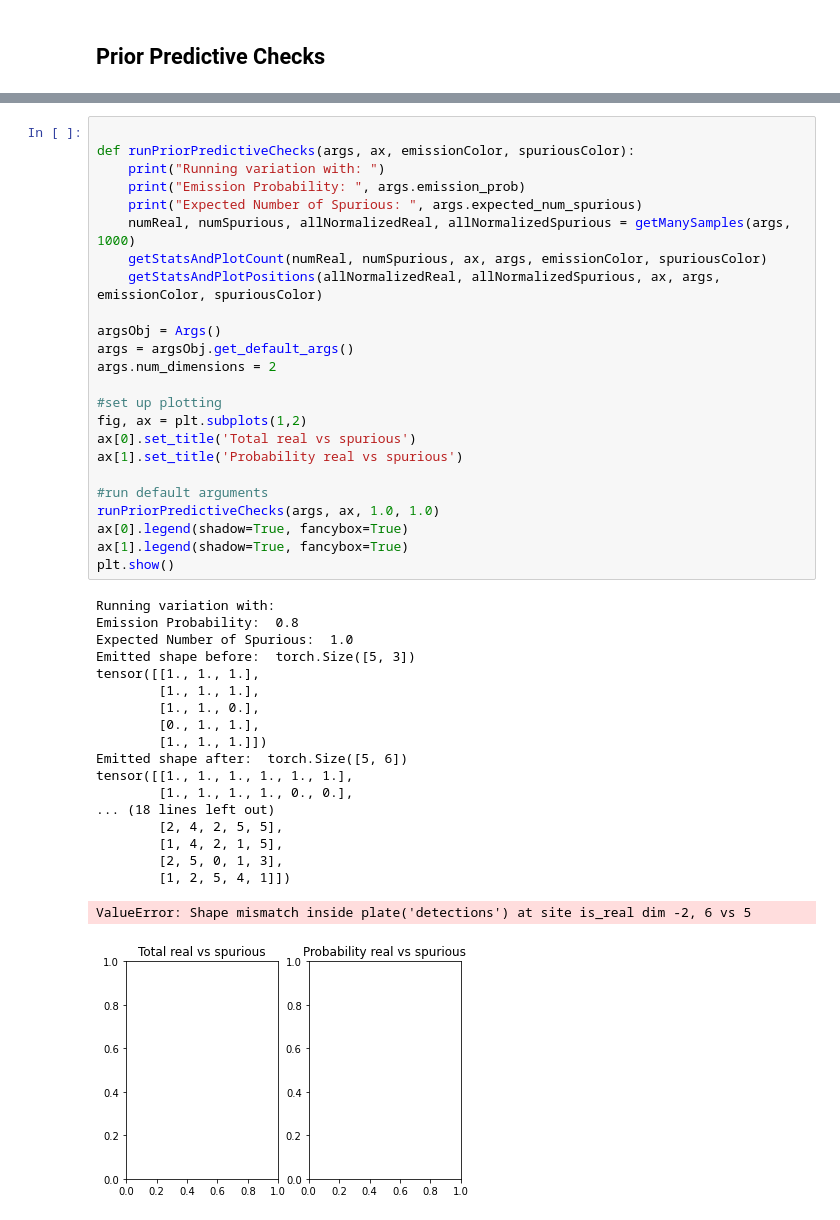
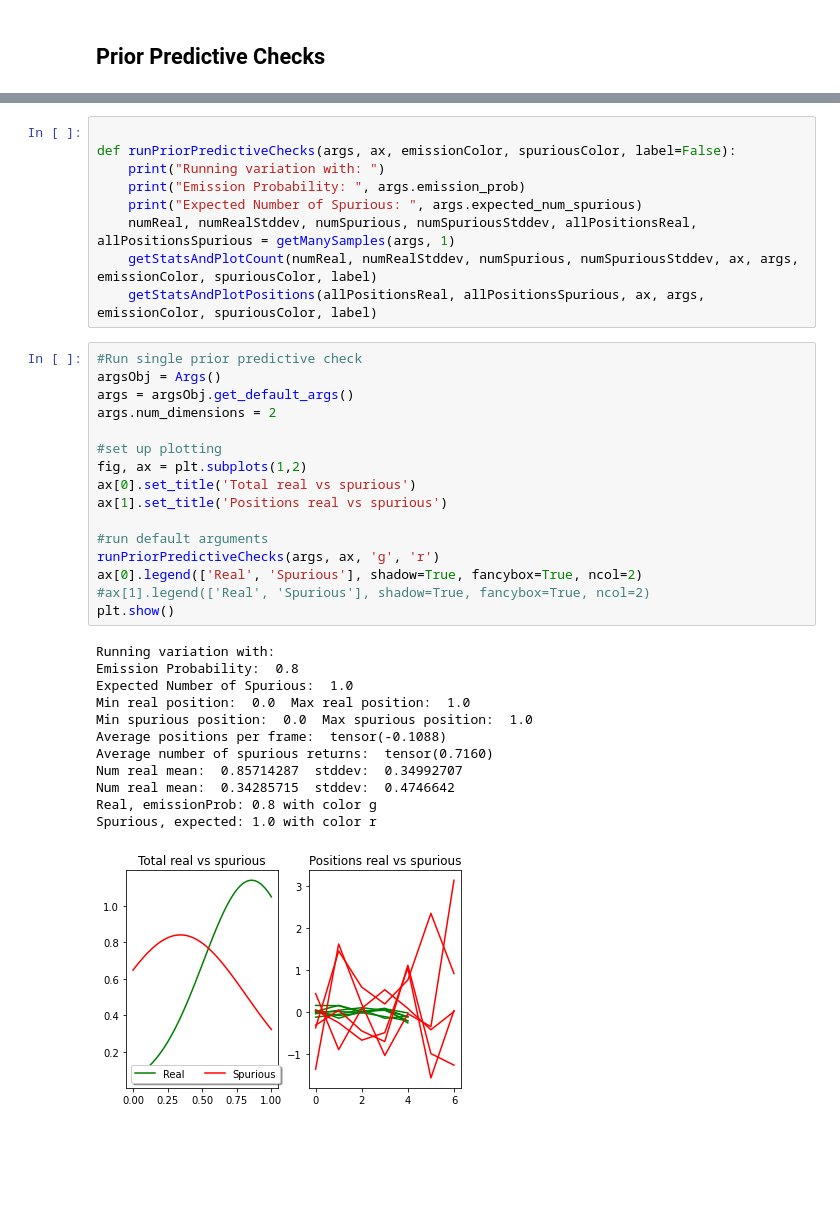
Before and after one commit to kstisser/ProbabilisticTracking, a Jupyter notebook: JupyterNotebooks/PriorChecks.ipynb, the cells around one changed output, grey strips where cells are left out. Cells and saved outputs as stored; diff of their text form; blank space fills up the shorter version.

```diff
--- a/JupyterNotebooks/PriorChecks.ipynb
+++ b/JupyterNotebooks/PriorChecks.ipynb
@@ -354,47 +400,41 @@ def getStatsAndPlotPositions(allPositionsReal, allPositionsSpurious, ax, args):
+# %%
+
+def runPriorPredictiveChecks(args, ax, emissionColor, spuriousColor, label=False):
+    print("Running variation with: ")
+    print("Emission Probability: ", args.emission_prob)
+    print("Expected Number of Spurious: ", args.expected_num_spurious)
+    numReal, numRealStddev, numSpurious, numSpuriousStddev, allPositionsReal, allPositionsSpurious = getManySamples(args, 1)
+    getStatsAndPlotCount(numReal, numRealStddev, numSpurious, numSpuriousStddev, ax, args, emissionColor, spuriousColor, label)
+    getStatsAndPlotPositions(allPositionsReal, allPositionsSpurious, ax, args,  emissionColor, spuriousColor, label)
 # %%
-
-def runPriorPredictiveChecks(args, ax, emissionColor, spuriousColor):
-    print("Running variation with: ")
-    print("Emission Probability: ", args.emission_prob)
-    print("Expected Number of Spurious: ", args.expected_num_spurious)
-    numReal, numSpurious, allNormalizedReal, allNormalizedSpurious = getManySamples(args, 1000)
-    getStatsAndPlotCount(numReal, numSpurious, ax, args, emissionColor, spuriousColor)
-    getStatsAndPlotPositions(allNormalizedReal, allNormalizedSpurious, ax, args,  emissionColor, spuriousColor)
-
+#Run single prior predictive check
 argsObj = Args()
 args = argsObj.get_default_args()
 args.num_dimensions = 2
 
 #set up plotting
 fig, ax = plt.subplots(1,2)
 ax[0].set_title('Total real vs spurious')
-ax[1].set_title('Probability real vs spurious')
+ax[1].set_title('Positions real vs spurious')
 
 #run default arguments
-runPriorPredictiveChecks(args, ax, 1.0, 1.0)
-ax[0].legend(shadow=True, fancybox=True)
-ax[1].legend(shadow=True, fancybox=True)
+runPriorPredictiveChecks(args, ax, 'g', 'r')
+ax[0].legend(['Real', 'Spurious'], shadow=True, fancybox=True, ncol=2)
+#ax[1].legend(['Real', 'Spurious'], shadow=True, fancybox=True, ncol=2)
 plt.show()
 # %% [output]
 Running variation with:
 Emission Probability:  0.8
 Expected Number of Spurious:  1.0
-Emitted shape before:  torch.Size([5, 3])
-tensor([[1., 1., 1.],
-        [1., 1., 1.],
-        [1., 1., 0.],
-        [0., 1., 1.],
-        [1., 1., 1.]])
-Emitted shape after:  torch.Size([5, 6])
-tensor([[1., 1., 1., 1., 1., 1.],
-        [1., 1., 1., 1., 0., 0.],
-... (18 lines left out)
-        [2, 4, 2, 5, 5],
-        [1, 4, 2, 1, 5],
-        [2, 5, 0, 1, 3],
-        [1, 2, 5, 4, 1]])
+Min real position:  0.0  Max real position:  1.0
+Min spurious position:  0.0  Max spurious position:  1.0
+Average positions per frame:  tensor(-0.1088)
+Average number of spurious returns:  tensor(0.7160)
+Num real mean:  0.85714287  stddev:  0.34992707
+Num real mean:  0.34285715  stddev:  0.4746642
+Real, emissionProb: 0.8 with color g
+Spurious, expected: 1.0 with color r
-ValueError: Shape mismatch inside plate('detections') at site is_real dim -2, 6 vs 5
-[figure, old version]
+[figure, new version]
 # %%
 #run the variation changing the emission probability and the expected number of spurious observations
 emissionProbs = [0.4, 0.6, 0.8, 1.0]
```
Also changed, not shown: parts of 14 cells of this notebook, 3 other files.
